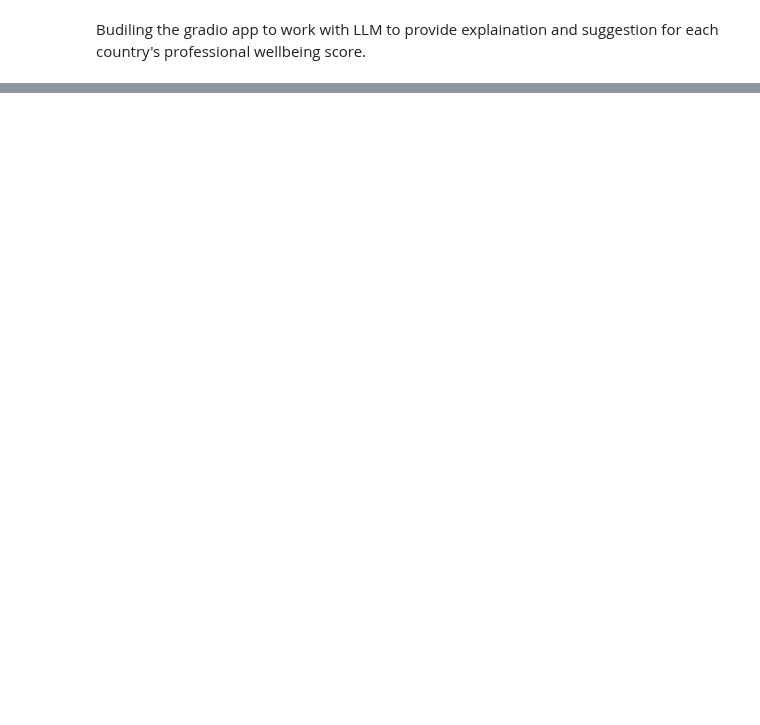
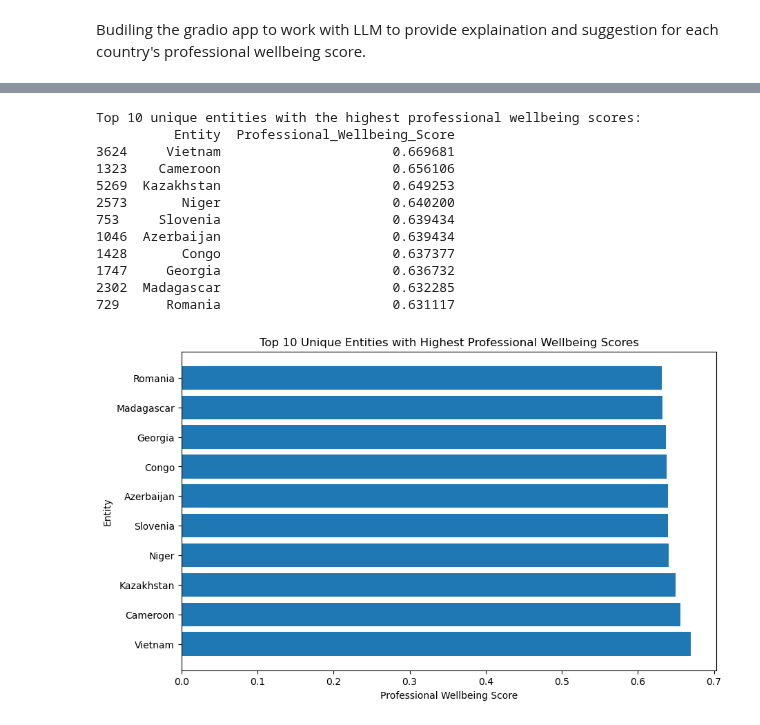
Before and after one commit to raishamaharrani/Project-3--Women-Wellbeing, a Jupyter notebook: professional_score.ipynb, the cells around one changed output, grey strips where cells are left out. Drawn from its saved outputs; the diff is of its cells as text; code cells hidden in the pictures; blank space fills up the shorter version.

```diff
--- a/professional_score.ipynb
+++ b/professional_score.ipynb
@@ -658,0 +777,36 @@ ValueError: Features must be a dictionary
+# %%
+import matplotlib.pyplot as plt
+
+# Get the unique entities with the highest professional wellbeing scores
+unique_entities = imputed_df.sort_values('Professional_Wellbeing_Score', ascending=False).drop_duplicates('Entity')[['Entity', 'Professional_Wellbeing_Score']].head(10)
+
+print("Top 10 unique entities with the highest professional wellbeing scores:")
+print(unique_entities)
+
+# Create a figure and axis
+fig, ax = plt.subplots(figsize=(10, 6))
+
+# Plot the unique entities
+ax.barh(unique_entities['Entity'], unique_entities['Professional_Wellbeing_Score'])
+
+# Set title and labels
+ax.set_title('Top 10 Unique Entities with Highest Professional Wellbeing Scores')
+ax.set_xlabel('Professional Wellbeing Score')
+ax.set_ylabel('Entity')
+
+# Show the plot
+plt.show()
+# %% [output]
+Top 10 unique entities with the highest professional wellbeing scores:
+          Entity  Professional_Wellbeing_Score
+3624     Vietnam                      0.669681
+1323    Cameroon                      0.656106
+5269  Kazakhstan                      0.649253
+2573       Niger                      0.640200
+753     Slovenia                      0.639434
+1046  Azerbaijan                      0.639434
+1428       Congo                      0.637377
+1747     Georgia                      0.636732
+2302  Madagascar                      0.632285
+729      Romania                      0.631117
+[figure, added]
```
Also changed, not shown: parts of 48 cells of this notebook.
